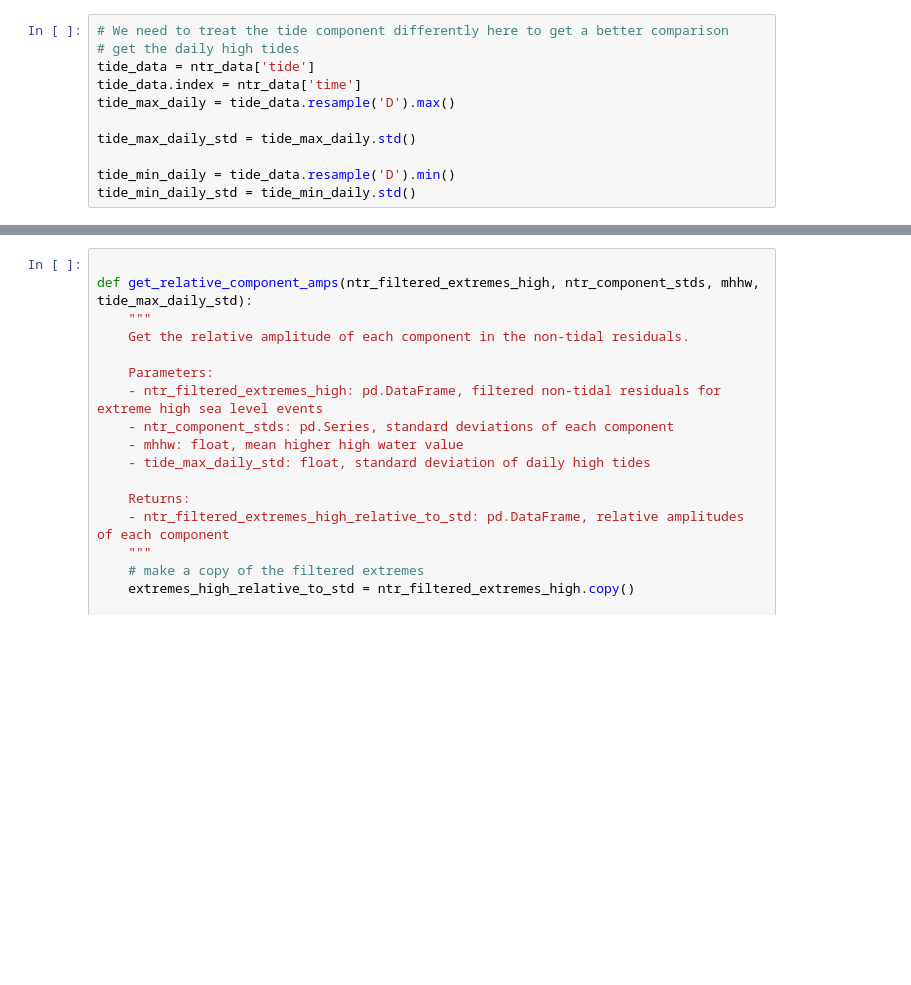
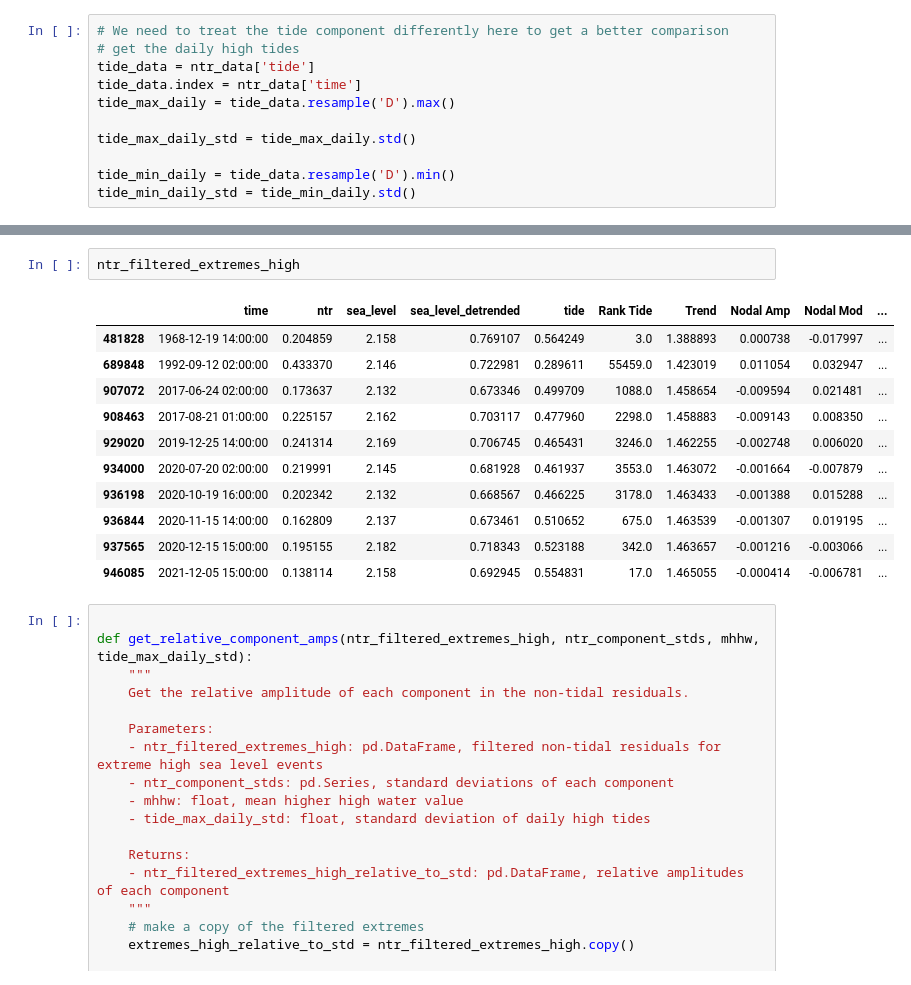
Before and after one commit to uhsealevelcenter/SL_Indicators, a Jupyter notebook: notebooks/Annual/1_6_3_contributions_to_daily_sea_level.ipynb, the cells around one changed output, grey strips where cells are left out. Cells and saved outputs as stored; diff of their text form; blank space fills up the shorter version.

```diff
--- a/notebooks/Annual/1_6_3_contributions_to_daily_sea_level.ipynb
+++ b/notebooks/Annual/1_6_3_contributions_to_daily_sea_level.ipynb
@@ -1628,3 +1616,17 @@ ntr_filtered_extremes_low
+# %%
+ntr_filtered_extremes_high
+# %% [output]
+|  | time | ntr | sea_level | sea_level_detrended | tide | Rank Tide | Trend | Nodal Amp | Nodal Mod | ... |
+| 481828 | 1968-12-19 14:00:00 | 0.204859 | 2.158 | 0.769107 | 0.564249 | 3.0 | 1.388893 | 0.000738 | -0.017997 | ... |
+| 689848 | 1992-09-12 02:00:00 | 0.433370 | 2.146 | 0.722981 | 0.289611 | 55459.0 | 1.423019 | 0.011054 | 0.032947 | ... |
+| 907072 | 2017-06-24 02:00:00 | 0.173637 | 2.132 | 0.673346 | 0.499709 | 1088.0 | 1.458654 | -0.009594 | 0.021481 | ... |
+| 908463 | 2017-08-21 01:00:00 | 0.225157 | 2.162 | 0.703117 | 0.477960 | 2298.0 | 1.458883 | -0.009143 | 0.008350 | ... |
+| 929020 | 2019-12-25 14:00:00 | 0.241314 | 2.169 | 0.706745 | 0.465431 | 3246.0 | 1.462255 | -0.002748 | 0.006020 | ... |
+| 934000 | 2020-07-20 02:00:00 | 0.219991 | 2.145 | 0.681928 | 0.461937 | 3553.0 | 1.463072 | -0.001664 | -0.007879 | ... |
+| 936198 | 2020-10-19 16:00:00 | 0.202342 | 2.132 | 0.668567 | 0.466225 | 3178.0 | 1.463433 | -0.001388 | 0.015288 | ... |
+| 936844 | 2020-11-15 14:00:00 | 0.162809 | 2.137 | 0.673461 | 0.510652 | 675.0 | 1.463539 | -0.001307 | 0.019195 | ... |
+| 937565 | 2020-12-15 15:00:00 | 0.195155 | 2.182 | 0.718343 | 0.523188 | 342.0 | 1.463657 | -0.001216 | -0.003066 | ... |
+| 946085 | 2021-12-05 15:00:00 | 0.138114 | 2.158 | 0.692945 | 0.554831 | 17.0 | 1.465055 | -0.000414 | -0.006781 | ... |
 # %%
 
 def get_relative_component_amps(ntr_filtered_extremes_high, ntr_component_stds, mhhw, tide_max_daily_std):
```
Also changed, not shown: parts of 28 cells of this notebook, 1 other file.
